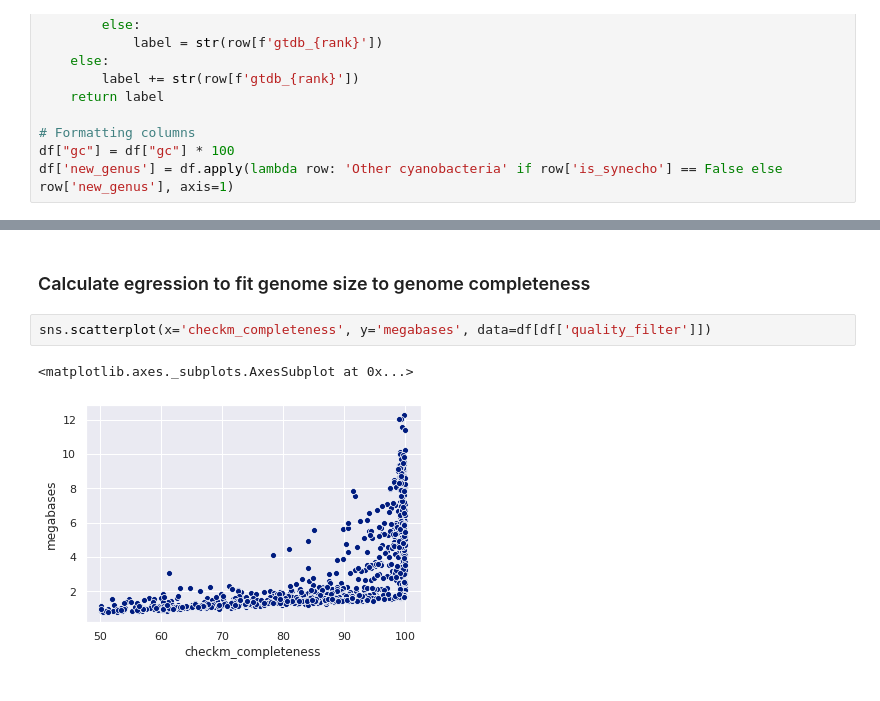
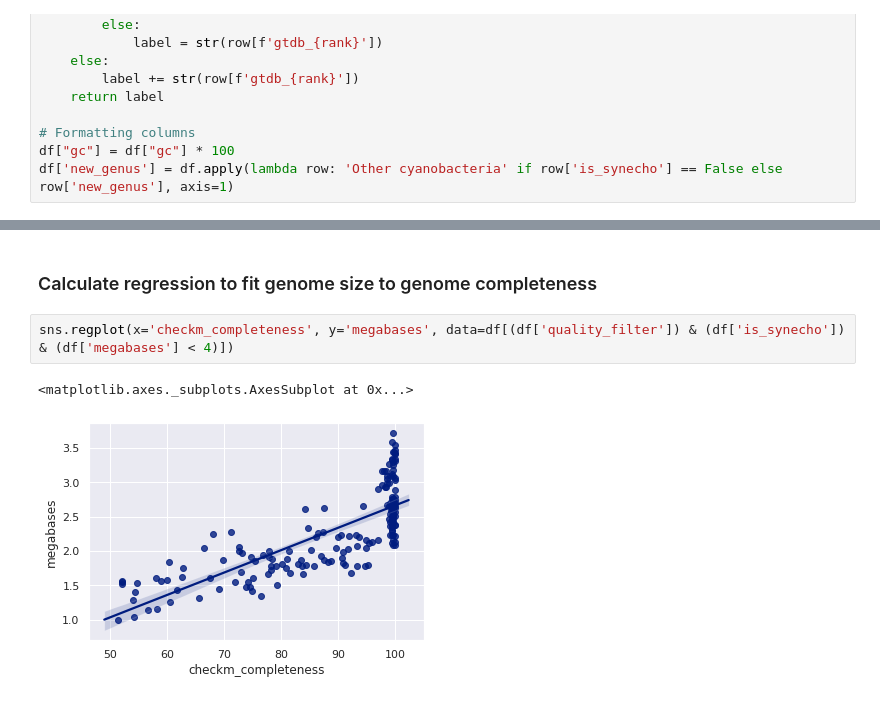
Before and after one commit to vinisalazar/SynechococcusGT, a Jupyter notebook: code/gc_size.ipynb, the cells around one changed output, grey strips where cells are left out. Saved outputs shown, nothing was run; the diff lists cells and outputs as text.

Commit message:
Draft versions of GC/Size figure

```diff
--- a/code/gc_size.ipynb
+++ b/code/gc_size.ipynb
@@ -69,7 +114,7 @@ main(data=df[df['is_synecho'] & df['quality_filter']], data_=df[df['quality_filt
 # %% [markdown]
-### Calculate egression to fit genome size to genome completeness
+### Calculate regression to fit genome size to genome completeness
 # %%
-sns.scatterplot(x='checkm_completeness', y='megabases', data=df[df['quality_filter']])
+sns.regplot(x='checkm_completeness', y='megabases', data=df[(df['quality_filter']) & (df['is_synecho']) & (df['megabases'] < 4)])
 # %% [output]
 <matplotlib.axes._subplots.AxesSubplot at 0x...>
-[figure, old version]
+[figure, new version]
```
Also changed, not shown: parts of 10 cells of this notebook.
